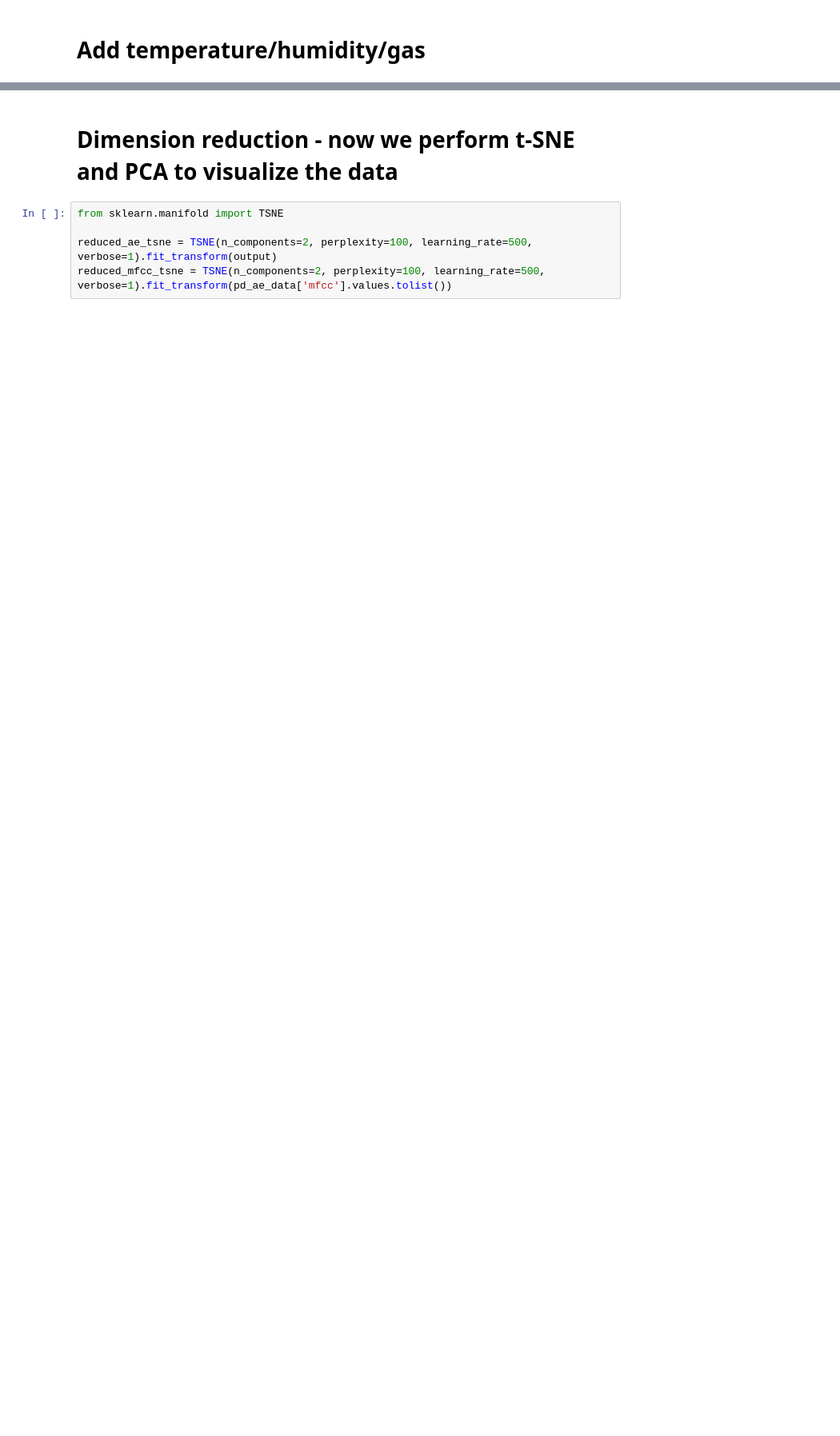
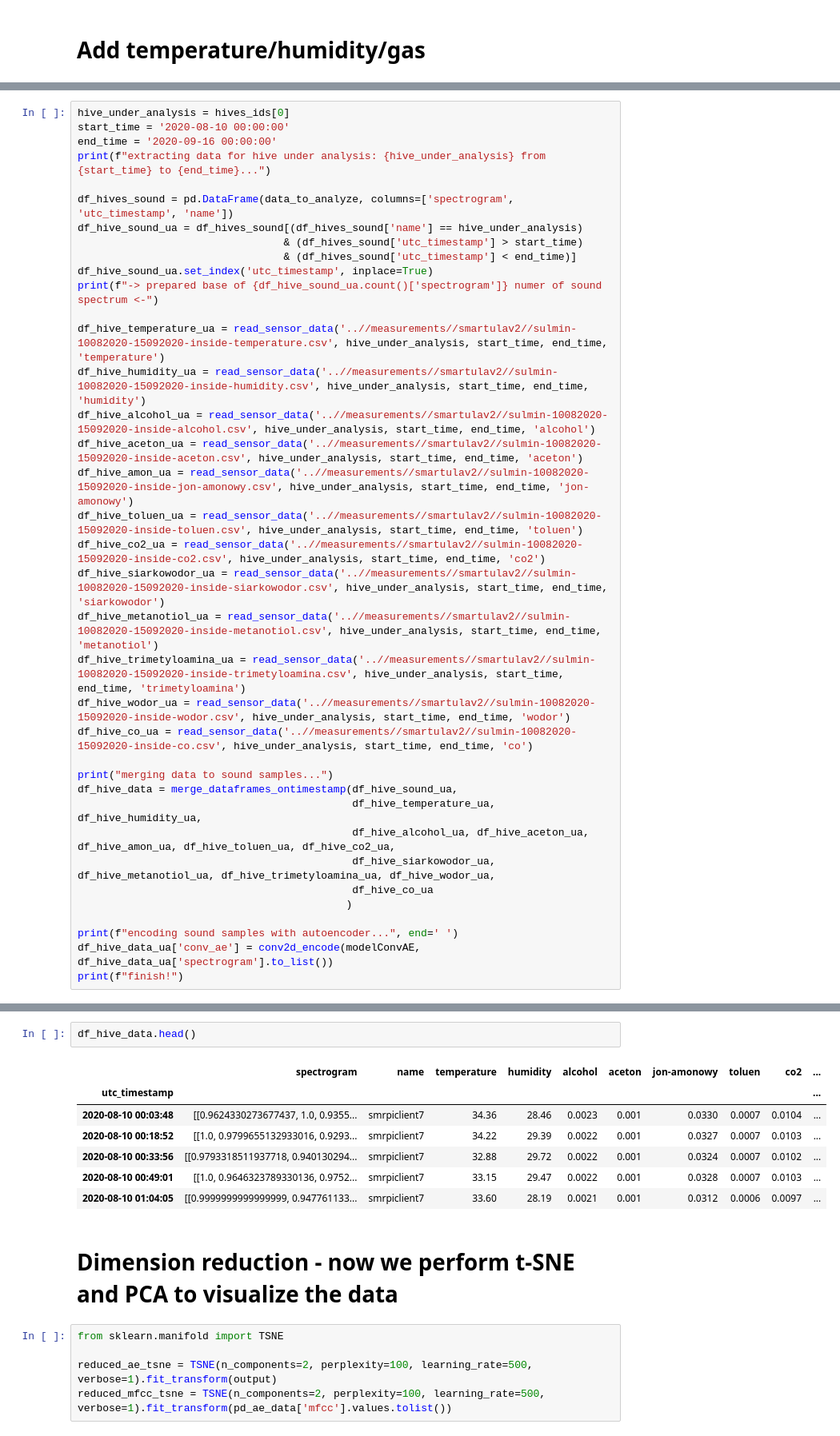
Before and after one commit to tymons/buzz-models, a Jupyter notebook: notebooks/autoencoder.ipynb, the cells around one changed output, grey strips where cells are left out. Shown: that part at 80% size. Saved outputs shown, nothing was run; the diff lists cells and outputs as text; blank space fills up the shorter version.

Commit message:
Added reading and merging all measurements into one dataframe.

```diff
--- a/notebooks/autoencoder.ipynb
+++ b/notebooks/autoencoder.ipynb
@@ -381,0 +350,37 @@ print(f"=> afrer merging we got {df_hive_data_ua.count()['name']} samples")
+# %%
+hive_under_analysis = hives_ids[0]
+start_time = '2020-08-10 00:00:00'
+end_time = '2020-09-16 00:00:00'
+print(f"extracting data for hive under analysis: {hive_under_analysis} from {start_time} to {end_time}...")
+
+df_hives_sound = pd.DataFrame(data_to_analyze, columns=['spectrogram', 'utc_timestamp', 'name'])
+df_hive_sound_ua = df_hives_sound[(df_hives_sound['name'] == hive_under_analysis)
+                                 & (df_hives_sound['utc_timestamp'] > start_time)
+                                 & (df_hives_sound['utc_timestamp'] < end_time)]
+df_hive_sound_ua.set_index('utc_timestamp', inplace=True)
+print(f"-> prepared base of {df_hive_sound_ua.count()['spectrogram']} numer of sound spectrum <-")
+
+df_hive_temperature_ua = read_sensor_data('..//measurements//smartulav2//sulmin-10082020-15092020-inside-temperature.csv', hive_under_analysis, start_time, end_time, 'temperature')
+df_hive_humidity_ua = read_sensor_data('..//measurements//smartulav2//sulmin-10082020-15092020-inside-humidity.csv', hive_under_analysis, start_time, end_time, 'humidity')
+df_hive_alcohol_ua = read_sensor_data('..//measurements//smartulav2//sulmin-10082020-15092020-inside-alcohol.csv', hive_under_analysis, start_time, end_time, 'alcohol')
+df_hive_aceton_ua = read_sensor_data('..//measurements//smartulav2//sulmin-10082020-15092020-inside-aceton.csv', hive_under_analysis, start_time, end_time, 'aceton')
+df_hive_amon_ua = read_sensor_data('..//measurements//smartulav2//sulmin-10082020-15092020-inside-jon-amonowy.csv', hive_under_analysis, start_time, end_time, 'jon-amonowy')
+df_hive_toluen_ua = read_sensor_data('..//measurements//smartulav2//sulmin-10082020-15092020-inside-toluen.csv', hive_under_analysis, start_time, end_time, 'toluen')
+df_hive_co2_ua = read_sensor_data('..//measurements//smartulav2//sulmin-10082020-15092020-inside-co2.csv', hive_under_analysis, start_time, end_time, 'co2')
+df_hive_siarkowodor_ua = read_sensor_data('..//measurements//smartulav2//sulmin-10082020-15092020-inside-siarkowodor.csv', hive_under_analysis, start_time, end_time, 'siarkowodor')
+df_hive_metanotiol_ua = read_sensor_data('..//measurements//smartulav2//sulmin-10082020-15092020-inside-metanotiol.csv', hive_under_analysis, start_time, end_time, 'metanotiol')
+df_hive_trimetyloamina_ua = read_sensor_data('..//measurements//smartulav2//sulmin-10082020-15092020-inside-trimetyloamina.csv', hive_under_analysis, start_time, end_time, 'trimetyloamina')
+df_hive_wodor_ua = read_sensor_data('..//measurements//smartulav2//sulmin-10082020-15092020-inside-wodor.csv', hive_under_analysis, start_time, end_time, 'wodor')
+df_hive_co_ua = read_sensor_data('..//measurements//smartulav2//sulmin-10082020-15092020-inside-co.csv', hive_under_analysis, start_time, end_time, 'co')
+
+print("merging data to sound samples...")
+df_hive_data = merge_dataframes_ontimestamp(df_hive_sound_ua,
+                                            df_hive_temperature_ua, df_hive_humidity_ua,
+                                            df_hive_alcohol_ua, df_hive_aceton_ua, df_hive_amon_ua, df_hive_toluen_ua, df_hive_co2_ua,
+                                            df_hive_siarkowodor_ua, df_hive_metanotiol_ua, df_hive_trimetyloamina_ua, df_hive_wodor_ua,
+                                            df_hive_co_ua
+                                           )
+
+print(f"encoding sound samples with autoencoder...", end=' ')
+df_hive_data_ua['conv_ae'] = conv2d_encode(modelConvAE, df_hive_data_ua['spectrogram'].to_list())
+print(f"finish!")
@@ -382,3 +405,13 @@ print(f"=> afrer merging we got {df_hive_data_ua.count()['name']} samples")
+# %%
+df_hive_data.head()
+# %% [output]
+|  | spectrogram | name | temperature | humidity | alcohol | aceton | jon-amonowy | toluen | co2 | ... |
+| utc_timestamp |  |  |  |  |  |  |  |  |  | ... |
+| 2020-08-10 00:03:48 | [[0.9624330273677437, 1.0, 0.9355... | smrpiclient7 | 34.36 | 28.46 | 0.0023 | 0.001 | 0.0330 | 0.0007 | 0.0104 | ... |
+| 2020-08-10 00:18:52 | [[1.0, 0.9799655132933016, 0.9293... | smrpiclient7 | 34.22 | 29.39 | 0.0022 | 0.001 | 0.0327 | 0.0007 | 0.0103 | ... |
+| 2020-08-10 00:33:56 | [[0.9793318511937718, 0.940130294... | smrpiclient7 | 32.88 | 29.72 | 0.0022 | 0.001 | 0.0324 | 0.0007 | 0.0102 | ... |
+| 2020-08-10 00:49:01 | [[1.0, 0.9646323789330136, 0.9752... | smrpiclient7 | 33.15 | 29.47 | 0.0022 | 0.001 | 0.0328 | 0.0007 | 0.0103 | ... |
+| 2020-08-10 01:04:05 | [[0.9999999999999999, 0.947761133... | smrpiclient7 | 33.60 | 28.19 | 0.0021 | 0.001 | 0.0312 | 0.0006 | 0.0097 | ... |
 # %% [markdown]
 # Dimension reduction - now we perform t-SNE and PCA to visualize the data
 # %%
```
Also changed, not shown: parts of 10 cells of this notebook.
